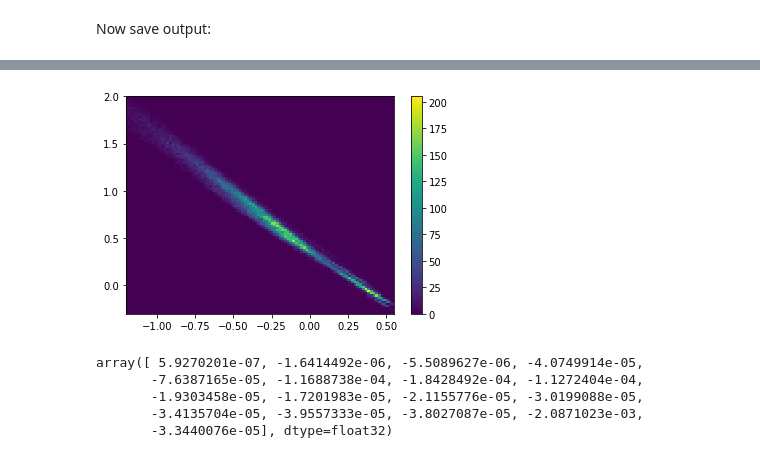
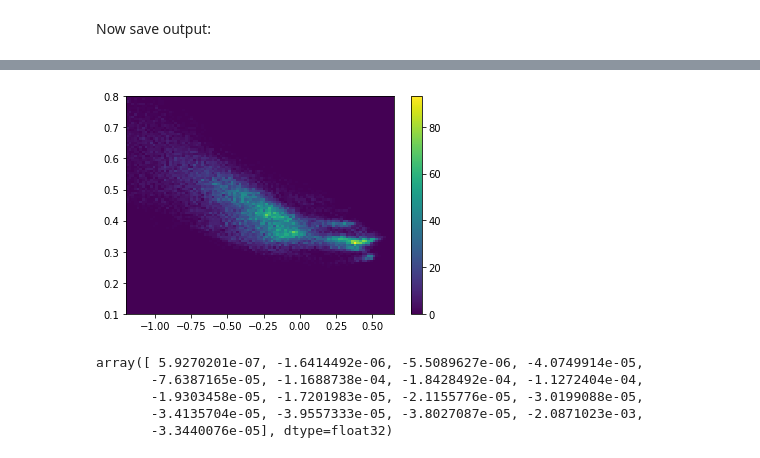
Before and after one commit to oliverphilcox/ChempyMulti, a Jupyter notebook: Jupyter/TNG_Abun/2b - TNG Mock Data.ipynb, the cells around one changed output, grey strips where cells are left out. Drawn from its saved outputs; the diff is of its cells as text; code cells hidden in the pictures.

```diff
--- a/Jupyter/TNG_Abun/2b - TNG Mock Data.ipynb
+++ b/Jupyter/TNG_Abun/2b - TNG Mock Data.ipynb
@@ -120,21 +102,0 @@ for i in range(len(metal_names)):
-# %%
-import numpy as np
-# Now convert to abundances in desired order
-el_names = ['C','Fe','He','Mg','N','Ne','O','Si'] # TNG elements
-
-all_abuns = np.zeros([len(all_metal_fractions),len(el_names)])
-
-Fe_frac = all_metal_fractions[:,Fe_index]
-H_frac = all_metal_fractions[:,H_index]
-sol_Fe_frac = solar_fractions[Fe_index]
-sol_H_frac = solar_fractions[H_index]
-
-for i,el in enumerate(el_names):
-    for j in range(len(metal_names)):  # pick out this element
-        if metal_names[j]==el:
-            this_abun = all_metal_fractions[:,j]
-            this_sol_abun = solar_fractions[j]
-            if el!='Fe': # [X/Fe]
-                all_abuns[:,i]=np.log10(this_abun/Fe_frac)-np.log10(this_sol_abun/sol_Fe_frac)
-            else: # [Fe/H]
-                all_abuns[:,i]=np.log10(this_abun/H_frac)-np.log10(this_sol_abun/sol_H_frac)
@@ -195,10 +214,10 @@ NameError: name 'mass' is not defined
 # %%
 import matplotlib.pyplot as plt
-plt.hist2d(all_abuns[:,1],all_abuns[:,6]-all_abuns[:,1],bins=100,range=[[-1.2,0.55],[-0.3,2]]);
+plt.hist2d(all_abuns[:,1],all_abuns[:,6],bins=100,range=[[-1.2,0.65],[0.1,0.8]]);
 plt.colorbar()
 plt.show()
 # %% [output]
-[figure, old version]
+[figure, new version]
 # %%
 import h5py
 f=h5py.File('Chempy/input/yields/TNG/AGB.hdf5','r')
```
Also changed, not shown: parts of 10 cells of this notebook, 23 other files.
